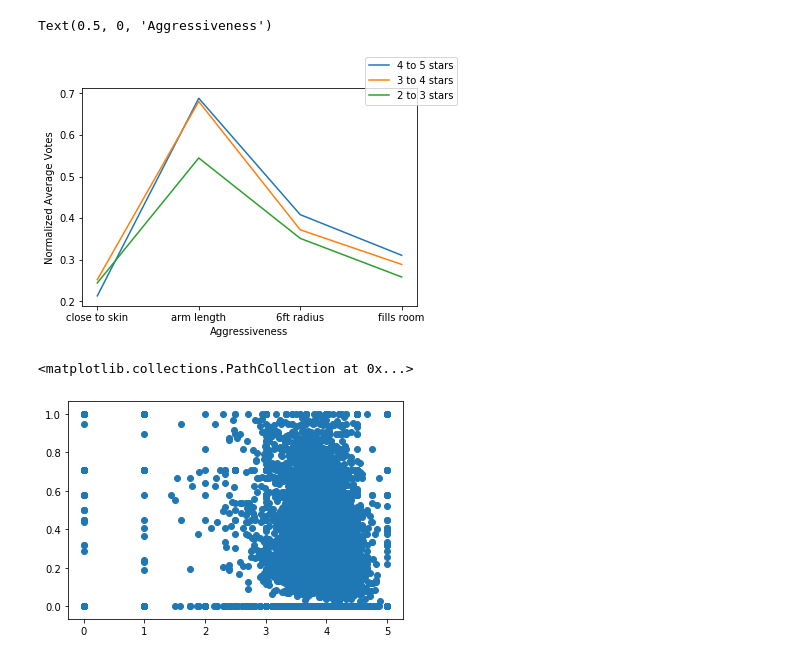
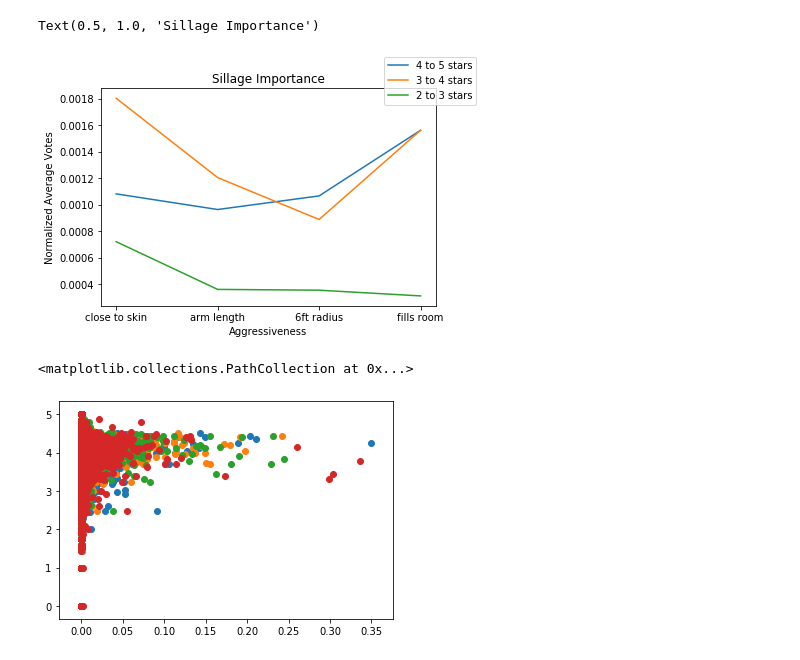
Before and after one commit to josephshanks/CologneRecommender, a Jupyter notebook: eda2.ipynb, the cells around one changed output. Drawn from its saved outputs; the diff is of its cells as text; code cells hidden in the pictures.

```diff
--- a/eda2.ipynb
+++ b/eda2.ipynb
@@ -30,11 +32,11 @@ sig=df[['have it','had it','want it']]
 season=df[['winter','spring','summer','autumn']]
 tod=df[['day','night']]
 ratings=df[['female love u25','female love o25','male love u25','male love o25','female like u25','female like o25','male like u25','male like o25','female dislike u25','female dislike o25','male dislike u25','male dislike o25']]
-normalized_sillage = preprocessing.normalize(sillage)
-normalized_sig = preprocessing.normalize(sig)
-normalized_season = preprocessing.normalize(season)
-normalized_tod = preprocessing.normalize(tod)
-normalized_ratings = preprocessing.normalize(ratings)
+normalized_sillage = preprocessing.normalize(sillage,axis=0)
+normalized_sig = preprocessing.normalize(sig,axis=0)
+normalized_season = preprocessing.normalize(season,axis=0)
+normalized_tod = preprocessing.normalize(tod,axis=0)
+normalized_ratings = preprocessing.normalize(ratings,axis=0)
 # %%
 sillage=pd.DataFrame()
 # %%
@@ -92,24 +78,25 @@ avg_rating_4_5.describe()
 # %%
 #find avg rating intervals for cologne given a small voting threshold to reduce outliers
-avg_rating_4_5=sillage[(sillage['avg rating']>=4)&((sillage['male love o25']>=.411569) | (sillage['female love o25']>=.051584 ))]
-avg_rating_3_4=sillage[((sillage['avg rating']>=3) & (sillage['avg rating']<4))&((sillage['male love o25']>=.411569) | (sillage['female love o25']>=.051584 ))]
-avg_rating_2_3=sillage[((sillage['avg rating']>=2) & (sillage['avg rating']<3))&((sillage['male love o25']>=.411569) | (sillage['female love o25']>=.051584 ))]
-avg_rating_1_2=sillage[((sillage['avg rating']>=1) & (sillage['avg rating']<2))&((sillage['male love o25']>=.411569) | (sillage['female love o25']>=.051584 ))]
-avg_rating_0_1=sillage[((sillage['avg rating']>=0) & (sillage['avg rating']<1))&((sillage['male love o25']>=.411569) | (sillage['female love o25']>=.051584 ))]
+avg_rating_4_5=sillage[(sillage['avg rating']>=4)&((sillage['male love o25']>=.007748) | (sillage['female love o25']>=0.000768 ))]
+avg_rating_3_4=sillage[((sillage['avg rating']>=3) & (sillage['avg rating']<4))&((sillage['male love o25']>=.007748) | (sillage['female love o25']>=0.000768 ))]
+avg_rating_2_3=sillage[((sillage['avg rating']>=2) & (sillage['avg rating']<3))&((sillage['male love o25']>=.007748) | (sillage['female love o25']>=0.000768 ))]
+avg_rating_1_2=sillage[((sillage['avg rating']>=1) & (sillage['avg rating']<2))&((sillage['male love o25']>=.007748) | (sillage['female love o25']>=0.000768 ))]
+avg_rating_0_1=sillage[((sillage['avg rating']>=0) & (sillage['avg rating']<1))&((sillage['male love o25']>=.007748) | (sillage['female love o25']>=0.000768 ))]
 # %%
 #create line graph for sillage levels for all frag's
 sillage_type=['close to skin','arm length','6ft radius','fills room']
 rating_4_5=[np.median(avg_rating_4_5['stay on skin']),np.median(avg_rating_4_5['arm length']),np.median(avg_rating_4_5['radiate 6ft']),np.median(avg_rating_4_5['full room'])]
 rating_3_4=[np.median(avg_rating_3_4['stay on skin']),np.median(avg_rating_3_4['arm length']),np.median(avg_rating_3_4['radiate 6ft']),np.median(avg_rating_3_4['full room'])]
 rating_2_3=[np.median(avg_rating_2_3['stay on skin']),np.median(avg_rating_2_3['arm length']),np.median(avg_rating_2_3['radiate 6ft']),np.median(avg_rating_2_3['full room'])]
 
 plt.plot(sillage_type,rating_4_5)
 plt.plot(sillage_type,rating_3_4)
 plt.plot(sillage_type,rating_2_3)
 plt.figlegend(['4 to 5 stars','3 to 4 stars','2 to 3 stars'],loc=1)
 plt.ylabel('Normalized Average Votes')
 plt.xlabel('Aggressiveness')
+plt.title("Sillage Importance")
 # %% [output]
-Text(0.5, 0, 'Aggressiveness')
+Text(0.5, 1.0, 'Sillage Importance')
-[figure, old version]
+[figure, new version]
 # %%
@@ -121,10 +108,10 @@ arm_score=sillage['arm length']
 sixfeet_score=sillage['radiate 6ft']
 room_score=sillage['full room']
 
-plt.scatter(rates,skin_score)
-# plt.scatter(arm_score,rates)
-# plt.scatter(sixfeet_score,rates)
-# plt.scatter(room_score,rates)
+plt.scatter(skin_score,rates)
+plt.scatter(arm_score,rates)
+plt.scatter(sixfeet_score,rates)
+plt.scatter(room_score,rates)
 # %% [output]
 <matplotlib.collections.PathCollection at 0x...>
-[figure, old version]
+[figure, new version]
```
Also changed, not shown: parts of 33 cells of this notebook, 2 other files.
